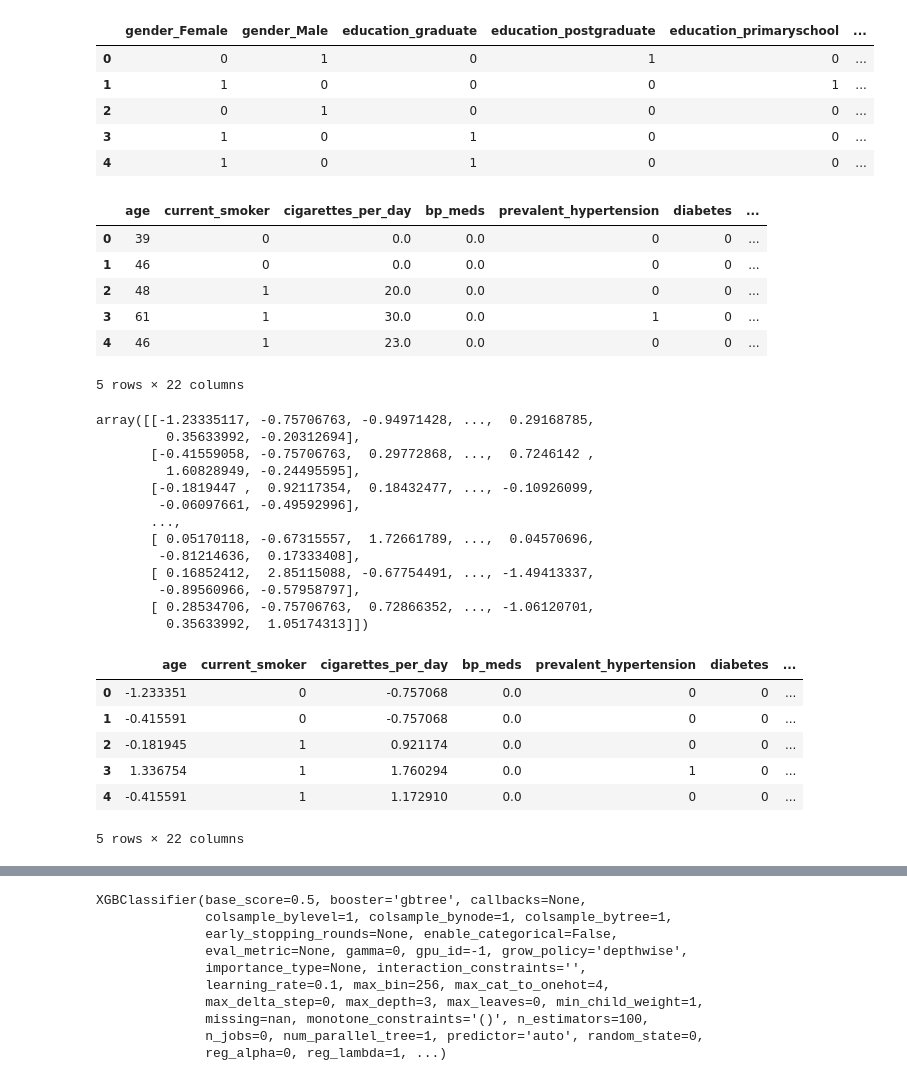
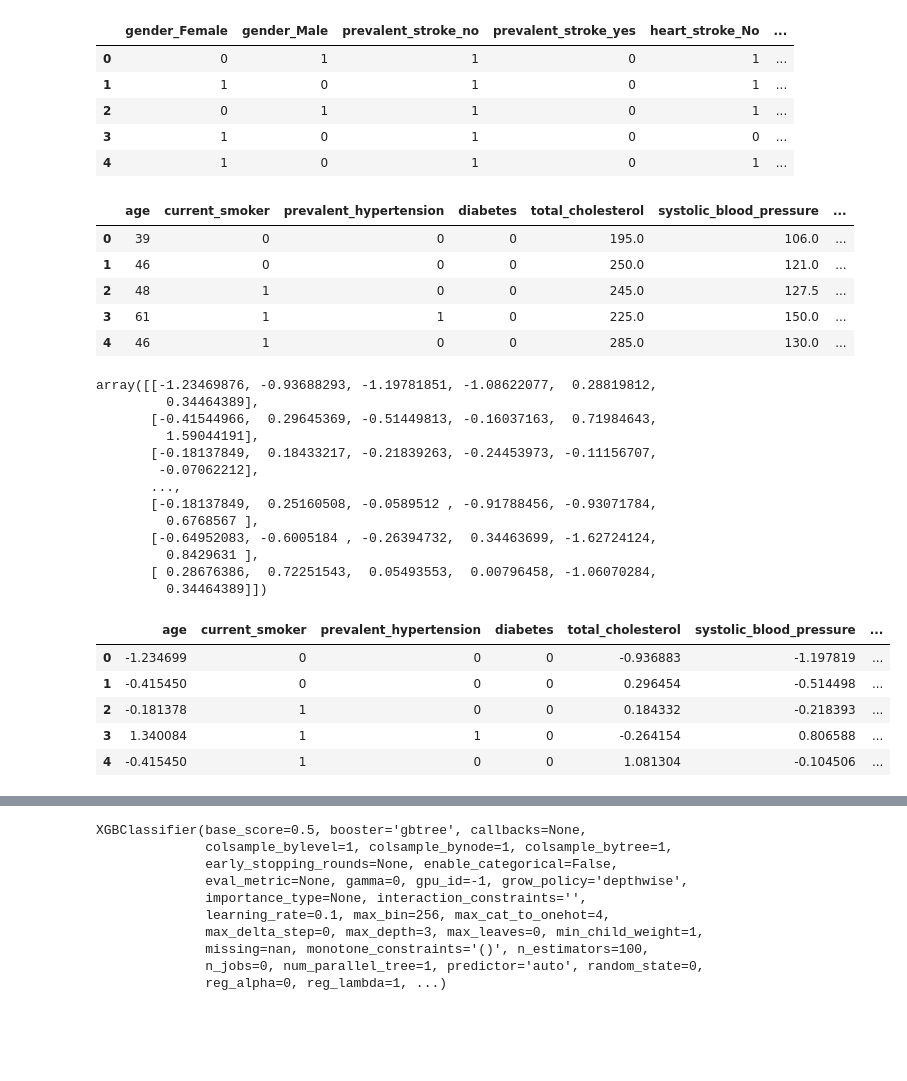
Before and after one commit to cscar43/CardioMind-AI-Driven-Heart-Health-Analysis, a Jupyter notebook: heart_disease_dt.ipynb, the cells around one changed output, grey strips where cells are left out. Cells and saved outputs as stored; diff of their text form; code cells hidden in the pictures; blank space fills up the shorter version.

```diff
--- a/heart_disease_dt.ipynb
+++ b/heart_disease_dt.ipynb
@@ -66,75 +59,71 @@ heart_data_df.head()
 # %%
-columns_to_dummify = ["gender", "education", "prevalent_stroke", "heart_stroke"]
+columns_to_dummify = ["gender", "prevalent_stroke", "heart_stroke"]
 # Use pd.get_dummies() on the selected columns
 heart_dum = pd.get_dummies(heart_data_df[columns_to_dummify])
 
 heart_dum.head()
 # %% [output]
-|  | gender_Female | gender_Male | education_graduate | education_postgraduate | education_primaryschool | ... |
-| 0 | 0 | 1 | 0 | 1 | 0 | ... |
-| 1 | 1 | 0 | 0 | 0 | 1 | ... |
-| 2 | 0 | 1 | 0 | 0 | 0 | ... |
+|  | gender_Female | gender_Male | prevalent_stroke_no | prevalent_stroke_yes | heart_stroke_No | ... |
+| 0 | 0 | 1 | 1 | 0 | 1 | ... |
+| 1 | 1 | 0 | 1 | 0 | 1 | ... |
+| 2 | 0 | 1 | 1 | 0 | 1 | ... |
 | 3 | 1 | 0 | 1 | 0 | 0 | ... |
-| 4 | 1 | 0 | 1 | 0 | 0 | ... |
+| 4 | 1 | 0 | 1 | 0 | 1 | ... |
 # %%
 heart_data_df = pd.concat([heart_data_df, heart_dum], axis=1)
 
 # Drop the original education column
-heart_data_df = heart_data_df.drop(columns=["gender", "education", "prevalent_stroke", "heart_stroke"])
+heart_data_df = heart_data_df.drop(columns=["gender", "prevalent_stroke", "heart_stroke"])
 
 heart_data_df.head()
 # %% [output]
-|  | age | current_smoker | cigarettes_per_day | bp_meds | prevalent_hypertension | diabetes | ... |
-| 0 | 39 | 0 | 0.0 | 0.0 | 0 | 0 | ... |
-| 1 | 46 | 0 | 0.0 | 0.0 | 0 | 0 | ... |
-| 2 | 48 | 1 | 20.0 | 0.0 | 0 | 0 | ... |
-| 3 | 61 | 1 | 30.0 | 0.0 | 1 | 0 | ... |
-| 4 | 46 | 1 | 23.0 | 0.0 | 0 | 0 | ... |
+|  | age | current_smoker | prevalent_hypertension | diabetes | total_cholesterol | systolic_blood_pressure | ... |
+| 0 | 39 | 0 | 0 | 0 | 195.0 | 106.0 | ... |
+| 1 | 46 | 0 | 0 | 0 | 250.0 | 121.0 | ... |
+| 2 | 48 | 1 | 0 | 0 | 245.0 | 127.5 | ... |
+| 3 | 61 | 1 | 1 | 0 | 225.0 | 150.0 | ... |
+| 4 | 46 | 1 | 0 | 0 | 285.0 | 130.0 | ... |
-5 rows × 22 columns
 # %%
 # Import the module
 from sklearn.preprocessing import StandardScaler
 # %%
 # Scaling the numeric columns
-heart_data_scaled = StandardScaler().fit_transform(heart_data_df[["age","cigarettes_per_day", "total_cholesterol", "systolic_blood_pressure", "diastolic_blood_pressure", "bmi", "heart_rate", "glucose"]])
+heart_data_scaled = StandardScaler().fit_transform(heart_data_df[["age", "total_cholesterol", "systolic_blood_pressure", "diastolic_blood_pressure", "bmi", "heart_rate"]])
 
 # Review the scaled data
 heart_data_scaled
 # %% [output]
-array([[-1.23335117, -0.75706763, -0.94971428, ...,  0.29168785,
-         0.35633992, -0.20312694],
-       [-0.41559058, -0.75706763,  0.29772868, ...,  0.7246142 ,
-         1.60828949, -0.24495595],
-       [-0.1819447 ,  0.92117354,  0.18432477, ..., -0.10926099,
-        -0.06097661, -0.49592996],
+array([[-1.23469876, -0.93688293, -1.19781851, -1.08622077,  0.28819812,
+         0.34464389],
+       [-0.41544966,  0.29645369, -0.51449813, -0.16037163,  0.71984643,
+         1.59044191],
+       [-0.18137849,  0.18433217, -0.21839263, -0.24453973, -0.11156707,
+        -0.07062212],
        ...,
-       [ 0.05170118, -0.67315557,  1.72661789, ...,  0.04570696,
-        -0.81214636,  0.17333408],
-       [ 0.16852412,  2.85115088, -0.67754491, ..., -1.49413337,
-        -0.89560966, -0.57958797],
-       [ 0.28534706, -0.75706763,  0.72866352, ..., -1.06120701,
-         0.35633992,  1.05174313]])
+       [-0.18137849,  0.25160508, -0.0589512 , -0.91788456, -0.93071784,
+         0.6768567 ],
+       [-0.64952083, -0.6005184 , -0.26394732,  0.34463699, -1.62724124,
+         0.8429631 ],
+       [ 0.28676386,  0.72251543,  0.05493553,  0.00796458, -1.06070284,
+         0.34464389]])
 # %%
 # Create a DataFrame of the scaled data
-heart_data_scaled = pd.DataFrame(heart_data_scaled, columns=["age","cigarettes_per_day", "total_cholesterol", "systolic_blood_pressure", "diastolic_blood_pressure", "bmi", "heart_rate", "glucose"])
+heart_data_scaled = pd.DataFrame(heart_data_scaled, columns=["age", "total_cholesterol", "systolic_blood_pressure", "diastolic_blood_pressure", "bmi", "heart_rate"])
 
 # Replace the original data with the columns of information from the scaled Data
 heart_data_df["age"] = heart_data_scaled["age"]
-heart_data_df["cigarettes_per_day"] = heart_data_scaled["cigarettes_per_day"]
 heart_data_df["total_cholesterol"] = heart_data_scaled["total_cholesterol"]
 heart_data_df["systolic_blood_pressure"] = heart_data_scaled["systolic_blood_pressure"]
 heart_data_df["diastolic_blood_pressure"] = heart_data_scaled["diastolic_blood_pressure"]
 heart_data_df["bmi"] = heart_data_scaled["bmi"]
 heart_data_df["heart_rate"] = heart_data_scaled["heart_rate"]
-heart_data_df["glucose"] = heart_data_scaled["glucose"]
 
 # Review the DataFrame
 heart_data_df.head()
 # %% [output]
-|  | age | current_smoker | cigarettes_per_day | bp_meds | prevalent_hypertension | diabetes | ... |
-| 0 | -1.233351 | 0 | -0.757068 | 0.0 | 0 | 0 | ... |
-| 1 | -0.415591 | 0 | -0.757068 | 0.0 | 0 | 0 | ... |
-| 2 | -0.181945 | 1 | 0.921174 | 0.0 | 0 | 0 | ... |
-| 3 | 1.336754 | 1 | 1.760294 | 0.0 | 1 | 0 | ... |
-| 4 | -0.415591 | 1 | 1.172910 | 0.0 | 0 | 0 | ... |
+|  | age | current_smoker | prevalent_hypertension | diabetes | total_cholesterol | systolic_blood_pressure | ... |
+| 0 | -1.234699 | 0 | 0 | 0 | -0.936883 | -1.197819 | ... |
+| 1 | -0.415450 | 0 | 0 | 0 | 0.296454 | -0.514498 | ... |
+| 2 | -0.181378 | 1 | 0 | 0 | 0.184332 | -0.218393 | ... |
+| 3 | 1.340084 | 1 | 1 | 0 | -0.264154 | 0.806588 | ... |
+| 4 | -0.415450 | 1 | 0 | 0 | 1.081304 | -0.104506 | ... |
-5 rows × 22 columns
```
Also changed, not shown: parts of 21 cells of this notebook, 1 other file.
